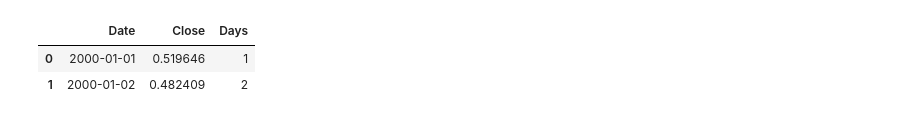
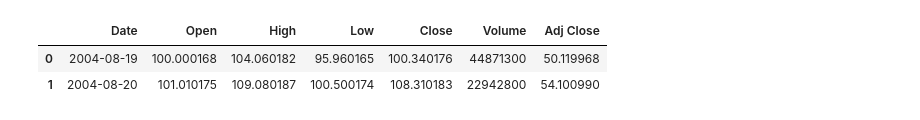
Before and after one commit to satishjasthi/Udacity-MLNDP-Submissions, a Jupyter notebook: Linear.ipynb, the cells around one changed output. Saved outputs shown, nothing was run; the diff lists cells and outputs as text; code cells hidden in the pictures.

```diff
--- a/Linear.ipynb
+++ b/Linear.ipynb
@@ -8,11 +12,8 @@ from sklearn.preprocessing import MinMaxScaler
-# %%
-data = pd.read_csv('sp500_modified.csv')
-
-#normalizing thr close price
-minmaxScaler = MinMaxScaler()
-data.Close = minmaxScaler.fit_transform(data.Close)
-data.head(2)
-# %% [output]
-|  | Date | Close | Days |
-| 0 | 2000-01-01 | 0.519646 | 1 |
-| 1 | 2000-01-02 | 0.482409 | 2 |
+# %%
+#loading dataset
+data = pd.read_csv('Google2004-2017April11.csv')
+data.head(2)
+# %% [output]
+|  | Date | Open | High | Low | Close | Volume | Adj Close |
+| 0 | 2004-08-19 | 100.000168 | 104.060182 | 95.960165 | 100.340176 | 44871300 | 50.119968 |
+| 1 | 2004-08-20 | 101.010175 | 109.080187 | 100.500174 | 108.310183 | 22942800 | 54.100990 |
```
Also changed, not shown: parts of 7 cells of this notebook.
